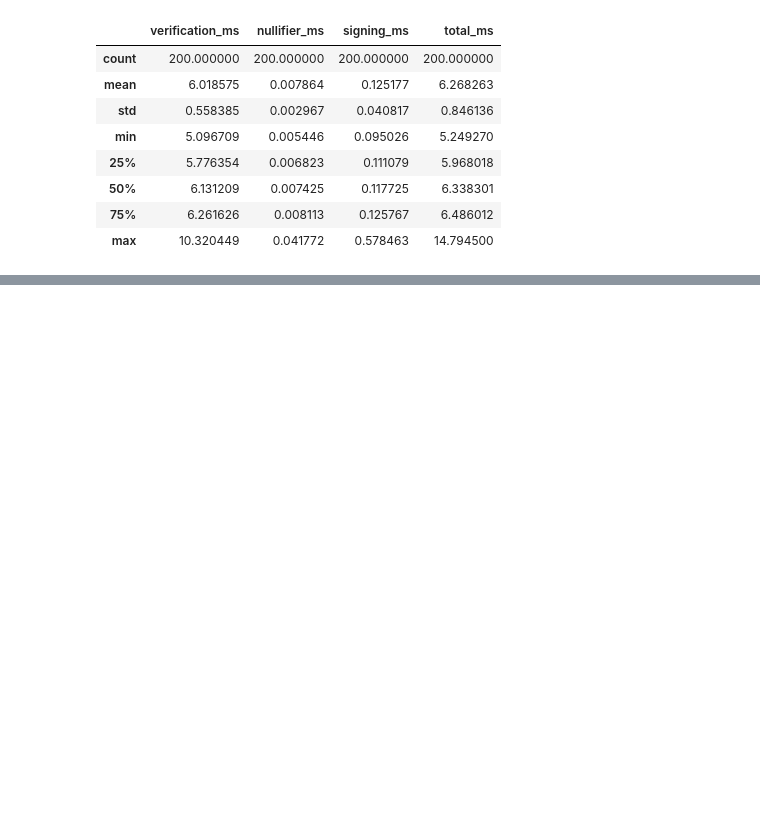
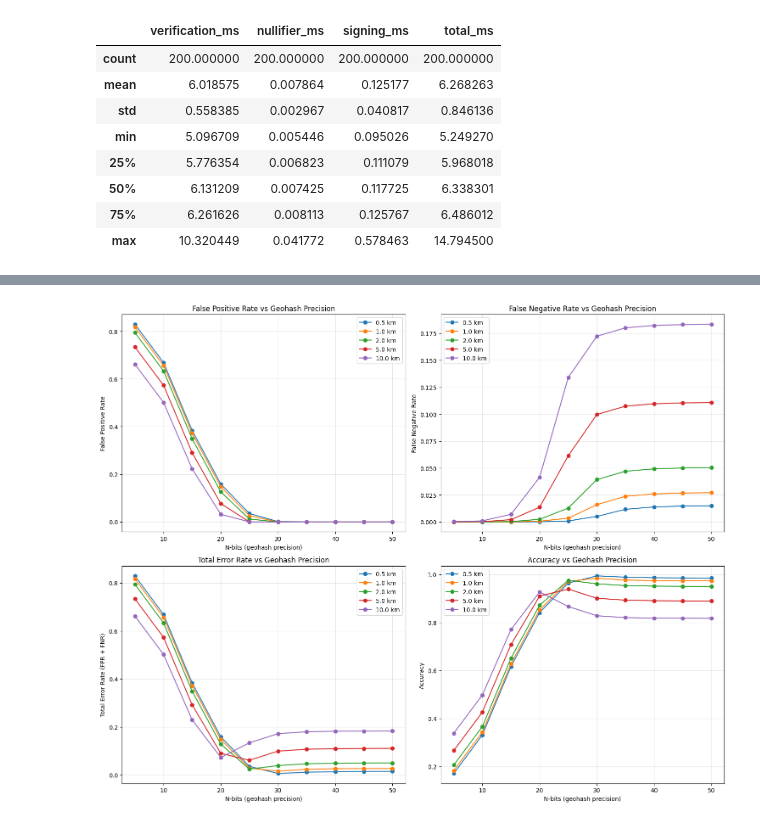
Before and after one commit to htried/zkp-ldp, a Jupyter notebook: analysis.ipynb, the cells around one changed output, grey strips where cells are left out. Drawn from its saved outputs; the diff is of its cells as text; code cells hidden in the pictures; blank space fills up the shorter version.

Commit message:
Add analysis notebook and geohash precision figure.
Keep Android IDE project metadata untracked.

Co-authored-by: Cursor <cursoragent@cursor.com>

```diff
--- a/analysis.ipynb
+++ b/analysis.ipynb
@@ -236,0 +261,2 @@ serverside_timing_df.describe()
+# %%
+df = pd.read_csv('location.csv')
@@ -236,0 +498,59 @@ serverside_timing_df.describe()
+# %%
+from matplotlib import pyplot as plt
+
+# Visualize error rates
+fig, axes = plt.subplots(2, 2, figsize=(15, 12))
+
+# Plot 1: False Positive Rate vs N-bits for different thresholds
+ax1 = axes[0, 0]
+for threshold_km in distance_thresholds_km:
+    n_bits_sorted = sorted(n_bits_list)
+    fpr = [all_results[threshold_km][n]['false_positive_rate'] for n in n_bits_sorted]
+    ax1.plot(n_bits_sorted, fpr, marker='o', label=f'{threshold_km} km')
+ax1.set_xlabel('N-bits (geohash precision)')
+ax1.set_ylabel('False Positive Rate')
+ax1.set_title('False Positive Rate vs Geohash Precision')
+ax1.legend()
+ax1.grid(True, alpha=0.3)
+
+# Plot 2: False Negative Rate vs N-bits for different thresholds
+ax2 = axes[0, 1]
+for threshold_km in distance_thresholds_km:
+    n_bits_sorted = sorted(n_bits_list)
+    fnr = [all_results[threshold_km][n]['false_negative_rate'] for n in n_bits_sorted]
+    ax2.plot(n_bits_sorted, fnr, marker='o', label=f'{threshold_km} km')
+ax2.set_xlabel('N-bits (geohash precision)')
+ax2.set_ylabel('False Negative Rate')
+ax2.set_title('False Negative Rate vs Geohash Precision')
+ax2.legend()
+ax2.grid(True, alpha=0.3)
+
+# Plot 3: Total Error Rate (FPR + FNR) vs N-bits
+ax3 = axes[1, 0]
+for threshold_km in distance_thresholds_km:
+    n_bits_sorted = sorted(n_bits_list)
+    total_error = [all_results[threshold_km][n]['false_positive_rate'] +
+                   all_results[threshold_km][n]['false_negative_rate'] for n in n_bits_sorted]
+    ax3.plot(n_bits_sorted, total_error, marker='o', label=f'{threshold_km} km')
+ax3.set_xlabel('N-bits (geohash precision)')
+ax3.set_ylabel('Total Error Rate (FPR + FNR)')
+ax3.set_title('Total Error Rate vs Geohash Precision')
+ax3.legend()
+ax3.grid(True, alpha=0.3)
+
+# Plot 4: Accuracy vs N-bits
+ax4 = axes[1, 1]
+for threshold_km in distance_thresholds_km:
+    n_bits_sorted = sorted(n_bits_list)
+    accuracy = [all_results[threshold_km][n]['accuracy'] for n in n_bits_sorted]
+    ax4.plot(n_bits_sorted, accuracy, marker='o', label=f'{threshold_km} km')
+ax4.set_xlabel('N-bits (geohash precision)')
+ax4.set_ylabel('Accuracy')
+ax4.set_title('Accuracy vs Geohash Precision')
+ax4.legend()
+ax4.grid(True, alpha=0.3)
+
+plt.tight_layout()
+plt.show()
+# %% [output]
+[figure, added]
```
Also changed, not shown: parts of 15 cells of this notebook, 1 other file.
